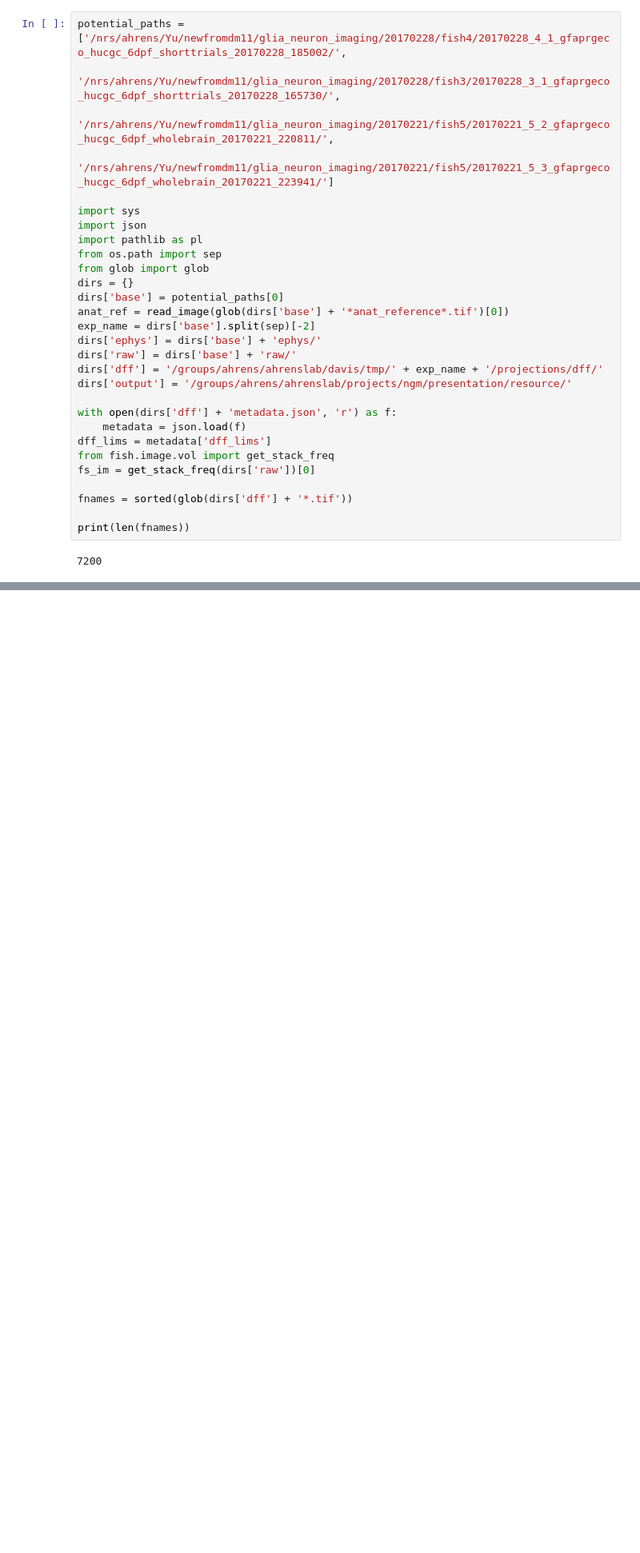
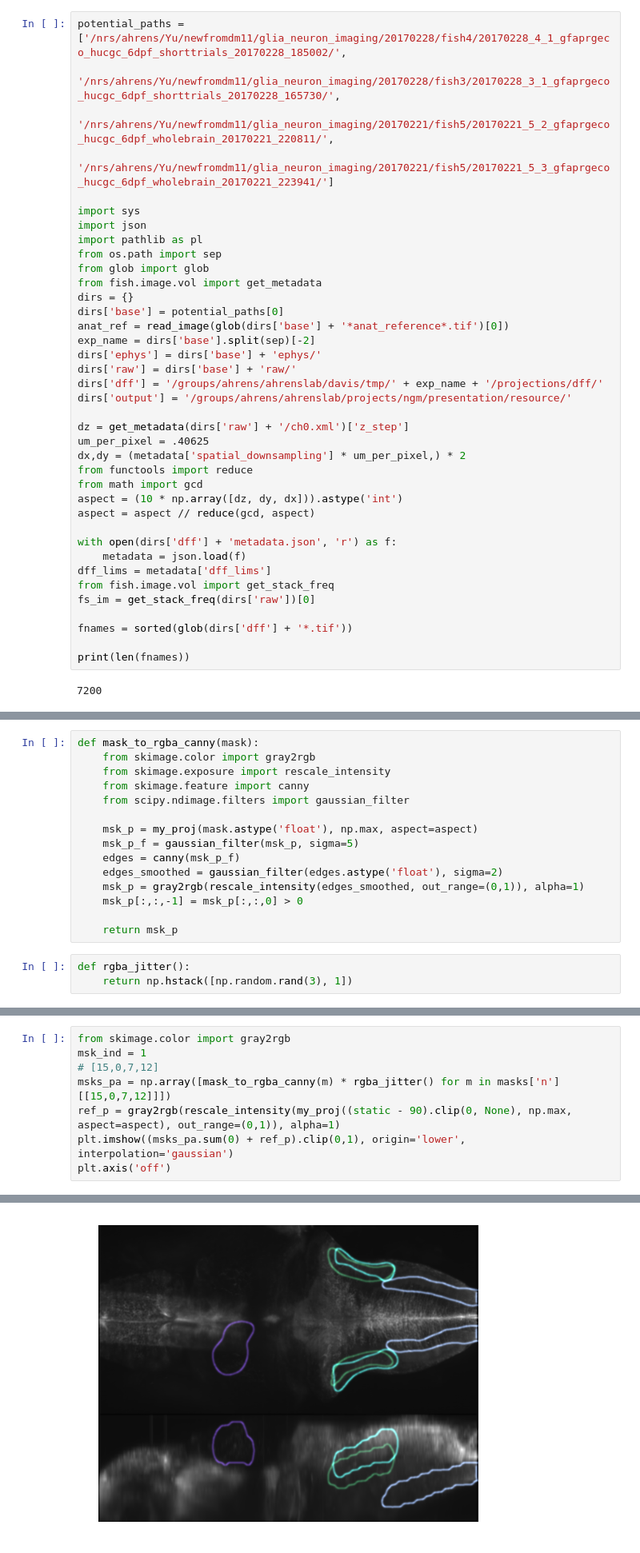
Before and after one commit to Yumuu/ngm, a Jupyter notebook: notebooks/plot-components.ipynb, the cells around one changed output, grey strips where cells are left out. Shown at 80% size. Cells and saved outputs as stored; diff of their text form; blank space fills up the shorter version.

```diff
--- a/notebooks/plot-components.ipynb
+++ b/notebooks/plot-components.ipynb
@@ -41,6 +62,7 @@ import json
 import pathlib as pl
 from os.path import sep
 from glob import glob
+from fish.image.vol import get_metadata
 dirs = {}
 dirs['base'] = potential_paths[0]
 anat_ref = read_image(glob(dirs['base'] + '*anat_reference*.tif')[0])
@@ -49,6 +71,14 @@ dirs['ephys'] = dirs['base'] + 'ephys/'
 dirs['raw'] = dirs['base'] + 'raw/'
 dirs['dff'] = '/groups/ahrens/ahrenslab/davis/tmp/' + exp_name + '/projections/dff/'
 dirs['output'] = '/groups/ahrens/ahrenslab/projects/ngm/presentation/resource/'
+
+dz = get_metadata(dirs['raw'] + '/ch0.xml')['z_step']
+um_per_pixel = .40625
+dx,dy = (metadata['spatial_downsampling'] * um_per_pixel,) * 2
+from functools import reduce
+from math import gcd
+aspect = (10 * np.array([dz, dy, dx])).astype('int')
+aspect = aspect // reduce(gcd, aspect)
 
 with open(dirs['dff'] + 'metadata.json', 'r') as f:
     metadata = json.load(f)
@@ -135,0 +176,18 @@ Wall time: 4min 56s
+# %%
+def mask_to_rgba_canny(mask):
+    from skimage.color import gray2rgb
+    from skimage.exposure import rescale_intensity
+    from skimage.feature import canny
+    from scipy.ndimage.filters import gaussian_filter
+
+    msk_p = my_proj(mask.astype('float'), np.max, aspect=aspect)
+    msk_p_f = gaussian_filter(msk_p, sigma=5)
+    edges = canny(msk_p_f)
+    edges_smoothed = gaussian_filter(edges.astype('float'), sigma=2)
+    msk_p = gray2rgb(rescale_intensity(edges_smoothed, out_range=(0,1)), alpha=1)
+    msk_p[:,:,-1] = msk_p[:,:,0] > 0
+
+    return msk_p
+# %%
+def rgba_jitter():
+    return np.hstack([np.random.rand(3), 1])
@@ -135,0 +198,9 @@ Wall time: 4min 56s
+# %%
+from skimage.color import gray2rgb
+msk_ind = 1
+# [15,0,7,12]
+msks_pa = np.array([mask_to_rgba_canny(m) * rgba_jitter() for m in masks['n'][[15,0,7,12]]])
+ref_p = gray2rgb(rescale_intensity(my_proj((static - 90).clip(0, None), np.max, aspect=aspect), out_range=(0,1)), alpha=1)
+plt.imshow((msks_pa.sum(0) + ref_p).clip(0,1), origin='lower', interpolation='gaussian')
+plt.axis('off')
+# %% [output]
@@ -135,0 +208 @@ Wall time: 4min 56s
+[figure, added]
```
Also changed, not shown: parts of 21 cells of this notebook, 19 other files.
